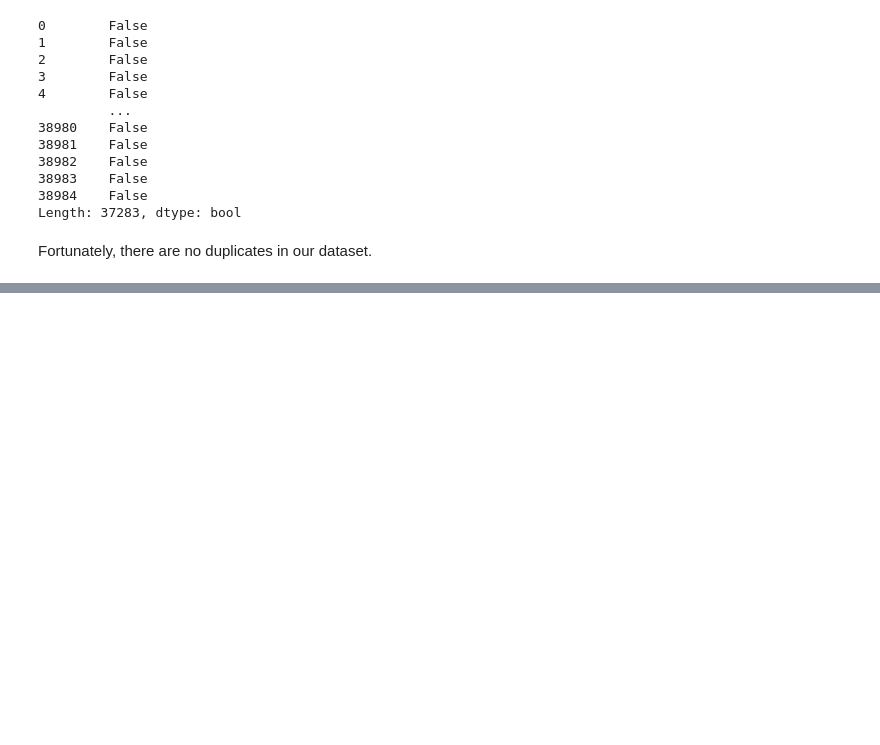
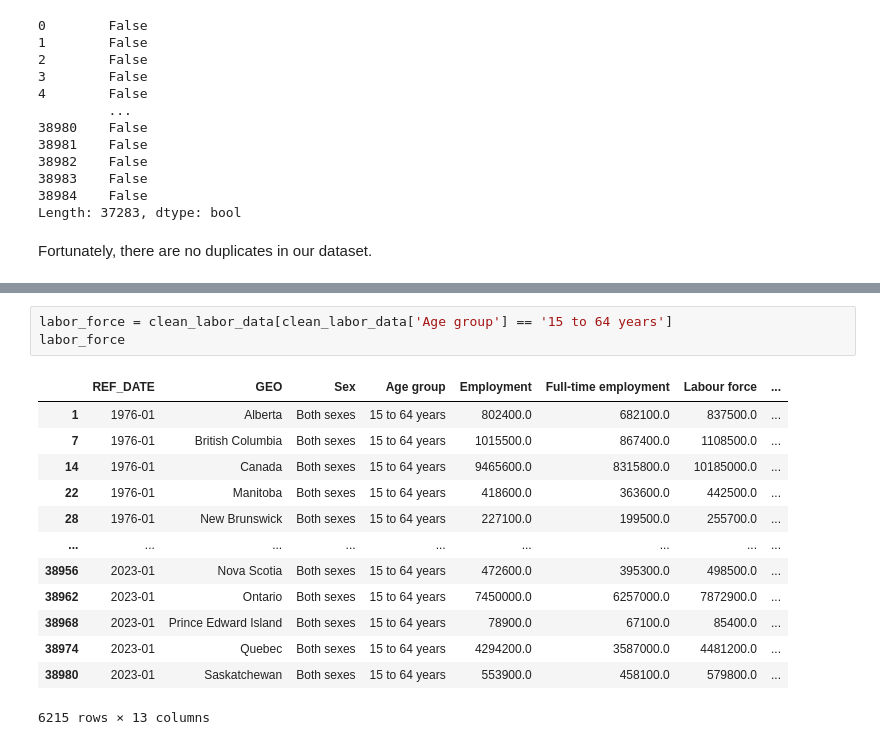
Before and after one commit to rehan-nasir/canada_labour_force_analysis, a Jupyter notebook: labor_market_analysis.ipynb, the cells around one changed output, grey strips where cells are left out. Cells and saved outputs as stored; diff of their text form; blank space fills up the shorter version.

```diff
--- a/labor_market_analysis.ipynb
+++ b/labor_market_analysis.ipynb
@@ -193,0 +200,17 @@ Fortunately, there are no duplicates in our dataset.
+# %%
+labor_force = clean_labor_data[clean_labor_data['Age group'] == '15 to 64 years']
+labor_force
+# %% [output]
+|  | REF_DATE | GEO | Sex | Age group | Employment | Full-time employment | Labour force | ... |
+| 1 | 1976-01 | Alberta | Both sexes | 15 to 64 years | 802400.0 | 682100.0 | 837500.0 | ... |
+| 7 | 1976-01 | British Columbia | Both sexes | 15 to 64 years | 1015500.0 | 867400.0 | 1108500.0 | ... |
+| 14 | 1976-01 | Canada | Both sexes | 15 to 64 years | 9465600.0 | 8315800.0 | 10185000.0 | ... |
+| 22 | 1976-01 | Manitoba | Both sexes | 15 to 64 years | 418600.0 | 363600.0 | 442500.0 | ... |
+| 28 | 1976-01 | New Brunswick | Both sexes | 15 to 64 years | 227100.0 | 199500.0 | 255700.0 | ... |
+| ... | ... | ... | ... | ... | ... | ... | ... | ... |
+| 38956 | 2023-01 | Nova Scotia | Both sexes | 15 to 64 years | 472600.0 | 395300.0 | 498500.0 | ... |
+| 38962 | 2023-01 | Ontario | Both sexes | 15 to 64 years | 7450000.0 | 6257000.0 | 7872900.0 | ... |
+| 38968 | 2023-01 | Prince Edward Island | Both sexes | 15 to 64 years | 78900.0 | 67100.0 | 85400.0 | ... |
+| 38974 | 2023-01 | Quebec | Both sexes | 15 to 64 years | 4294200.0 | 3587000.0 | 4481200.0 | ... |
+| 38980 | 2023-01 | Saskatchewan | Both sexes | 15 to 64 years | 553900.0 | 458100.0 | 579800.0 | ... |
+6215 rows × 13 columns
```
Also changed, not shown: parts of 8 cells of this notebook.
